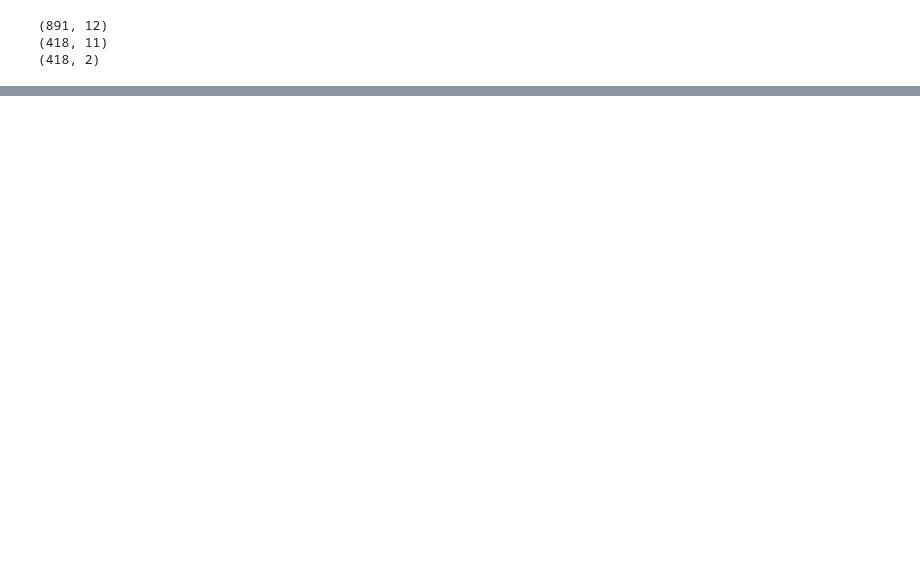
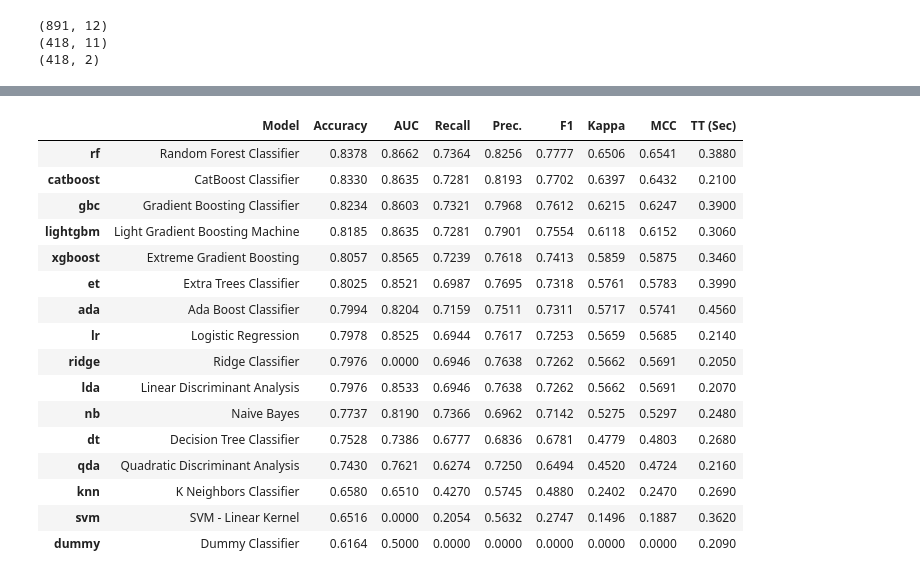
Before and after one commit to Jungddaseul/AI_study, a Jupyter notebook: 04_ML/titanic_data/titanic_pycaret01.ipynb, the cells around one changed output, grey strips where cells are left out. Saved outputs shown, nothing was run; the diff lists cells and outputs as text; code cells hidden in the pictures; blank space fills up the shorter version.

```diff
--- a/04_ML/titanic_data/titanic_pycaret01.ipynb
+++ b/04_ML/titanic_data/titanic_pycaret01.ipynb
@@ -59,0 +169,3 @@ pip install pycaret
+# %%
+best = compare_models()
+# %% [output]
@@ -59,0 +173,17 @@ pip install pycaret
+|  | Model | Accuracy | AUC | Recall | Prec. | F1 | Kappa | MCC | TT (Sec) |
+| rf | Random Forest Classifier | 0.8378 | 0.8662 | 0.7364 | 0.8256 | 0.7777 | 0.6506 | 0.6541 | 0.3880 |
+| catboost | CatBoost Classifier | 0.8330 | 0.8635 | 0.7281 | 0.8193 | 0.7702 | 0.6397 | 0.6432 | 0.2100 |
+| gbc | Gradient Boosting Classifier | 0.8234 | 0.8603 | 0.7321 | 0.7968 | 0.7612 | 0.6215 | 0.6247 | 0.3900 |
+| lightgbm | Light Gradient Boosting Machine | 0.8185 | 0.8635 | 0.7281 | 0.7901 | 0.7554 | 0.6118 | 0.6152 | 0.3060 |
+| xgboost | Extreme Gradient Boosting | 0.8057 | 0.8565 | 0.7239 | 0.7618 | 0.7413 | 0.5859 | 0.5875 | 0.3460 |
+| et | Extra Trees Classifier | 0.8025 | 0.8521 | 0.6987 | 0.7695 | 0.7318 | 0.5761 | 0.5783 | 0.3990 |
+| ada | Ada Boost Classifier | 0.7994 | 0.8204 | 0.7159 | 0.7511 | 0.7311 | 0.5717 | 0.5741 | 0.4560 |
+| lr | Logistic Regression | 0.7978 | 0.8525 | 0.6944 | 0.7617 | 0.7253 | 0.5659 | 0.5685 | 0.2140 |
+| ridge | Ridge Classifier | 0.7976 | 0.0000 | 0.6946 | 0.7638 | 0.7262 | 0.5662 | 0.5691 | 0.2050 |
+| lda | Linear Discriminant Analysis | 0.7976 | 0.8533 | 0.6946 | 0.7638 | 0.7262 | 0.5662 | 0.5691 | 0.2070 |
+| nb | Naive Bayes | 0.7737 | 0.8190 | 0.7366 | 0.6962 | 0.7142 | 0.5275 | 0.5297 | 0.2480 |
+| dt | Decision Tree Classifier | 0.7528 | 0.7386 | 0.6777 | 0.6836 | 0.6781 | 0.4779 | 0.4803 | 0.2680 |
+| qda | Quadratic Discriminant Analysis | 0.7430 | 0.7621 | 0.6274 | 0.7250 | 0.6494 | 0.4520 | 0.4724 | 0.2160 |
+| knn | K Neighbors Classifier | 0.6580 | 0.6510 | 0.4270 | 0.5745 | 0.4880 | 0.2402 | 0.2470 | 0.2690 |
+| svm | SVM - Linear Kernel | 0.6516 | 0.0000 | 0.2054 | 0.5632 | 0.2747 | 0.1496 | 0.1887 | 0.3620 |
+| dummy | Dummy Classifier | 0.6164 | 0.5000 | 0.0000 | 0.0000 | 0.0000 | 0.0000 | 0.0000 | 0.2090 |
```
Also changed, not shown: parts of 35 cells of this notebook.
